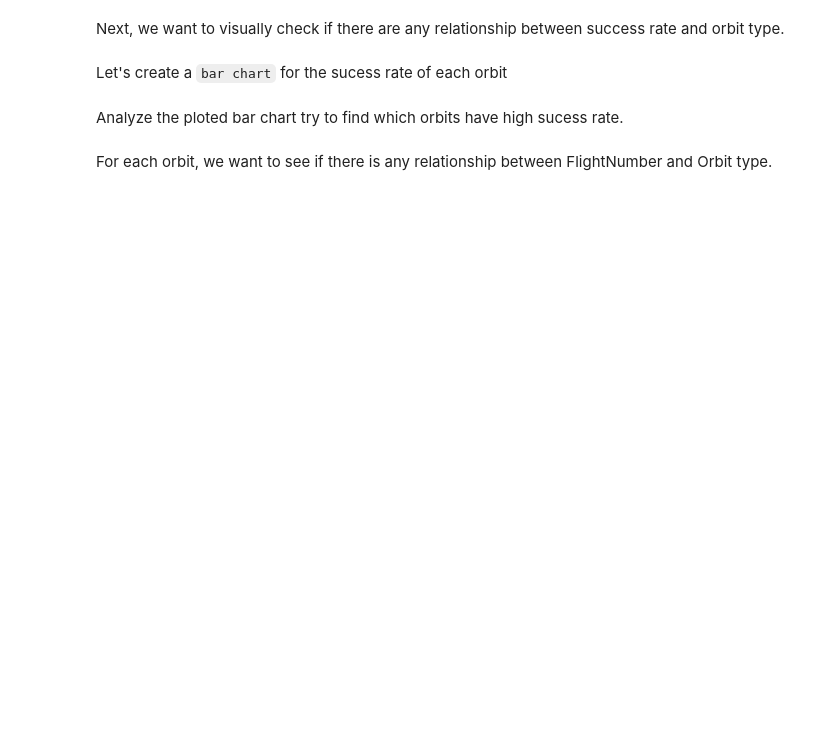
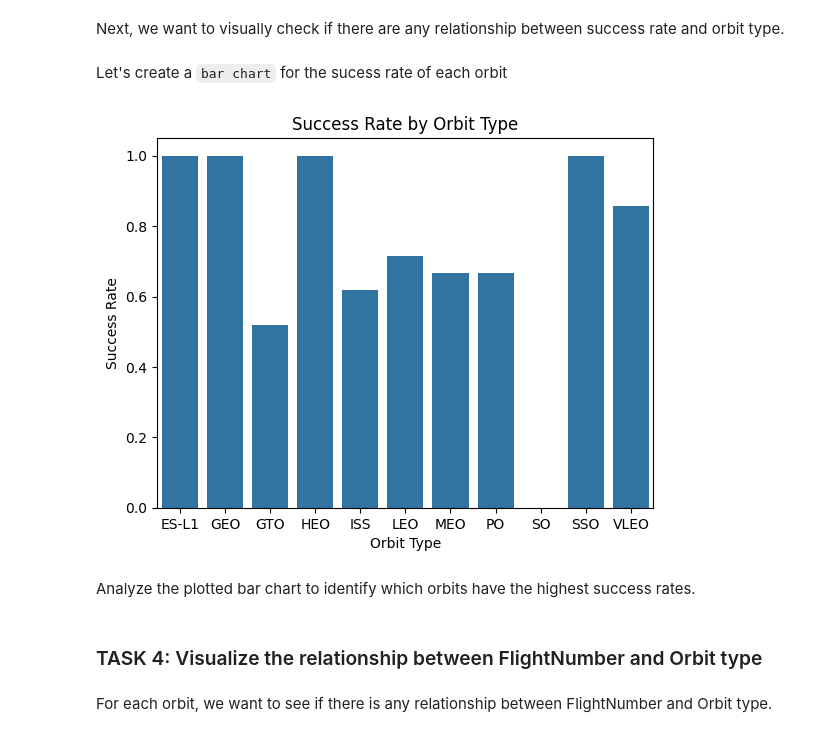
Before and after one commit to svsureshkumar1985/IBMDastascience-Projects, a Jupyter notebook: edadataviz.ipynb, the cells around one changed output. Cells and saved outputs as stored; diff of their text form; code cells hidden in the pictures; blank space fills up the shorter version.

```diff
--- a/edadataviz.ipynb
+++ b/edadataviz.ipynb
@@ -130,2 +119,18 @@ Let's create a `bar chart` for the sucess rate of each orbit
+# %%
+# HINT use groupby method on Orbit column and get the mean of Class column
+# Group by 'Orbit' and calculate the mean of 'Class' to get the success rate
+orbit_success_rate = df.groupby('Orbit')['Class'].mean().reset_index()
+# Create a bar chart
+sns.barplot(x='Orbit', y='Class', data=orbit_success_rate)
+
+# Set the labels and title
+plt.xlabel('Orbit Type')
+plt.ylabel('Success Rate')
+plt.title('Success Rate by Orbit Type')
+
+# Show the plot
+plt.show()
+# %% [output]
+[figure, added]
 # %% [markdown]
-Analyze the ploted bar chart try to find which orbits have high sucess rate.
+Analyze the plotted bar chart to identify which orbits have the highest success rates.
@@ -134,3 +137,5 @@ Analyze the ploted bar chart try to find which orbits have high sucess rate.
+# %% [markdown]
+### TASK  4: Visualize the relationship between FlightNumber and Orbit type
 # %% [markdown]
 For each orbit, we want to see if there is any relationship between FlightNumber and Orbit type.
 # %%
```
Also changed, not shown: parts of 38 cells of this notebook, 1 other file.
